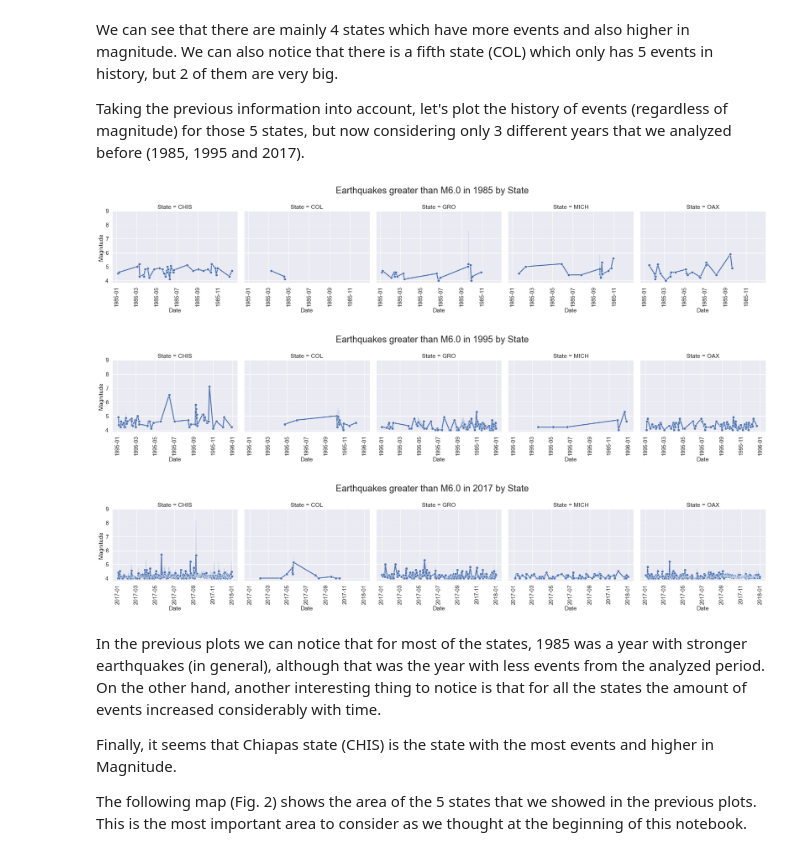
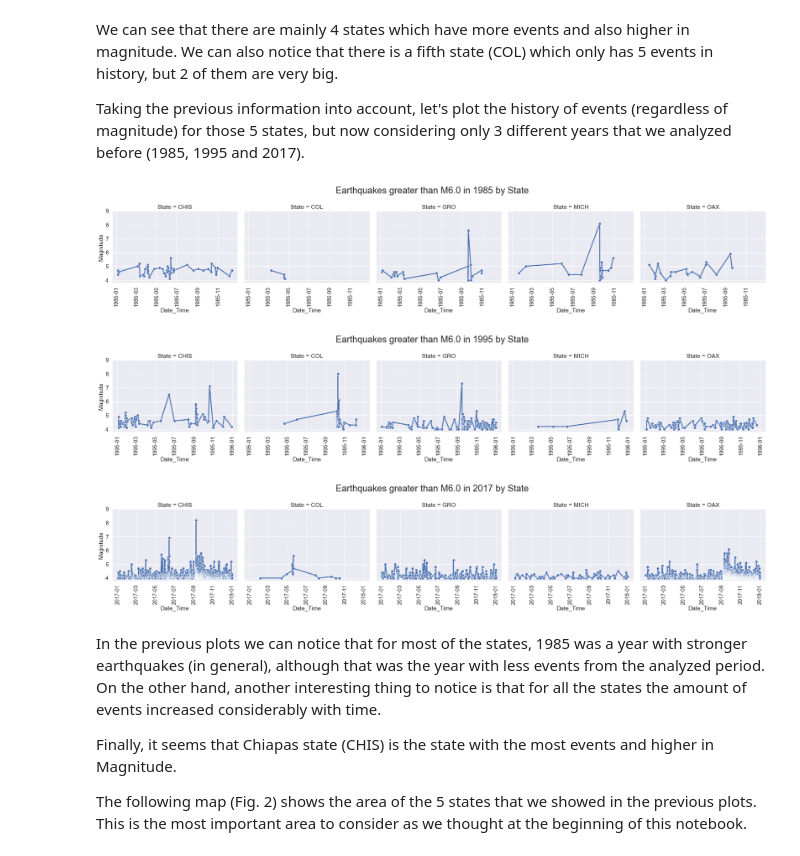
Before and after one commit to BravoM-A/Springboard, a Jupyter notebook: Capstone 2 Project/Capstone_2_EDA.ipynb, the cells around one changed output. Saved outputs shown, nothing was run; the diff lists cells and outputs as text; code cells hidden in the pictures.

```diff
--- a/Capstone 2 Project/Capstone_2_EDA.ipynb
+++ b/Capstone 2 Project/Capstone_2_EDA.ipynb
@@ -24,6 +24,6 @@ After importing all the necessary libraries, let's open our main dataframe that
 # %%
 quakes_data = pd.read_csv('../derived_data/quakes_data_cleaned.csv')
 quakes_data.drop(columns=['Unnamed: 0'], inplace=True)
-quakes_data['Date'] = pd.to_datetime(quakes_data.Date)
+quakes_data['Date_Time'] = pd.to_datetime(quakes_data.Date_Time)
 quakes_data.head()
 # %% [output]
@@ -190,7 +215,8 @@ When we analyze the above graph we can conclude the following:<br><br>
 Now let's check which locations have more events and what is their behaviour, especially in 1985, 1995 and 2017.
 # %%
 #Let's make a plot for every state showing the history of big earthquakes (>M6.0)
-graph = sns.relplot(x='Date', y='Magnitude', data=big, col='State', kind='line', col_wrap=4, marker='o', markersize=7, linewidth=1.5)
+graph = sns.relplot(x='Date_Time', y='Magnitude', data=big, col='State', kind='line',
+                    col_wrap=4, marker='o', markersize=7, linewidth=1.5)
 _ = plt.suptitle('History of earthquakes greater than M6.0 by State', size=24)
 graph.fig.tight_layout()
 graph.fig.subplots_adjust(top=0.9)
@@ -207,21 +233,21 @@ pacific_coast = quakes_data[quakes_data['State'].isin(['MICH', 'COL', 'GRO', 'OA
 # %%
 #Now let's take a look at the history of these 5 states in the mentioned years.
 sns.set(font_scale=1.3)
 yrs = [1985, 1995, 2017]
 for yr in yrs:
-    graph = sns.relplot(x='Date', y='Magnitude',
+    graph = sns.relplot(x='Date_Time', y='Magnitude',
                         data=pacific_coast.loc[(pacific_coast['Year'] == yr)].sort_values(by='State'),
                         kind='line', col='State', marker='o', markersize=7, linewidth=2.5)
     _ = plt.suptitle(f'Earthquakes greater than M6.0 in {yr} by State', size=24)
     graph.set_xticklabels(rotation = 90)
     _ = plt.yticks(np.arange(4, 10, 1))
     graph.fig.tight_layout()
     graph.fig.subplots_adjust(top=0.8)
     plt.show()
 # %% [output]
-[figure, old version]
+[figure, new version]
-[figure, old version]
+[figure, new version]
-[figure, old version]
+[figure, new version]
 # %% [markdown]
 In the previous plots we can notice that for most of the states, 1985 was a year with stronger earthquakes (in general), although that was the year with less events from the analyzed period.
 On the other hand, another interesting thing to notice is that for all the states the amount of events increased considerably with time.
```
Also changed, not shown: parts of 15 cells of this notebook, 2 other files.
